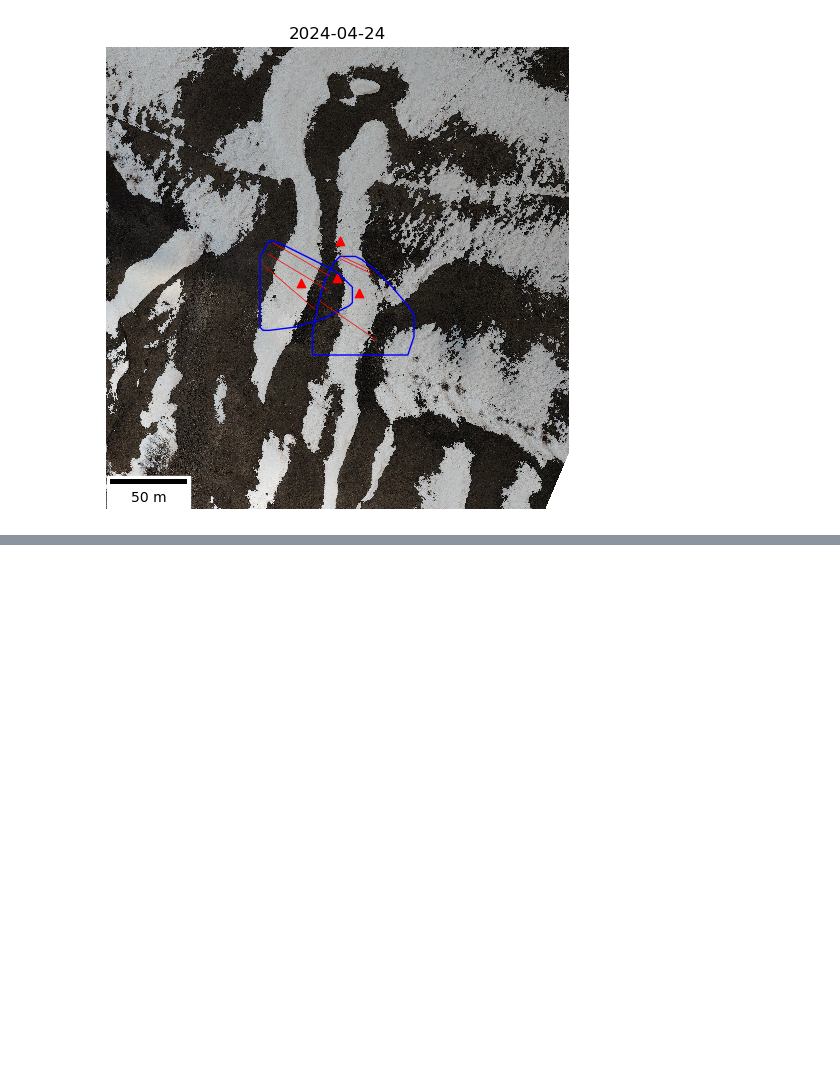
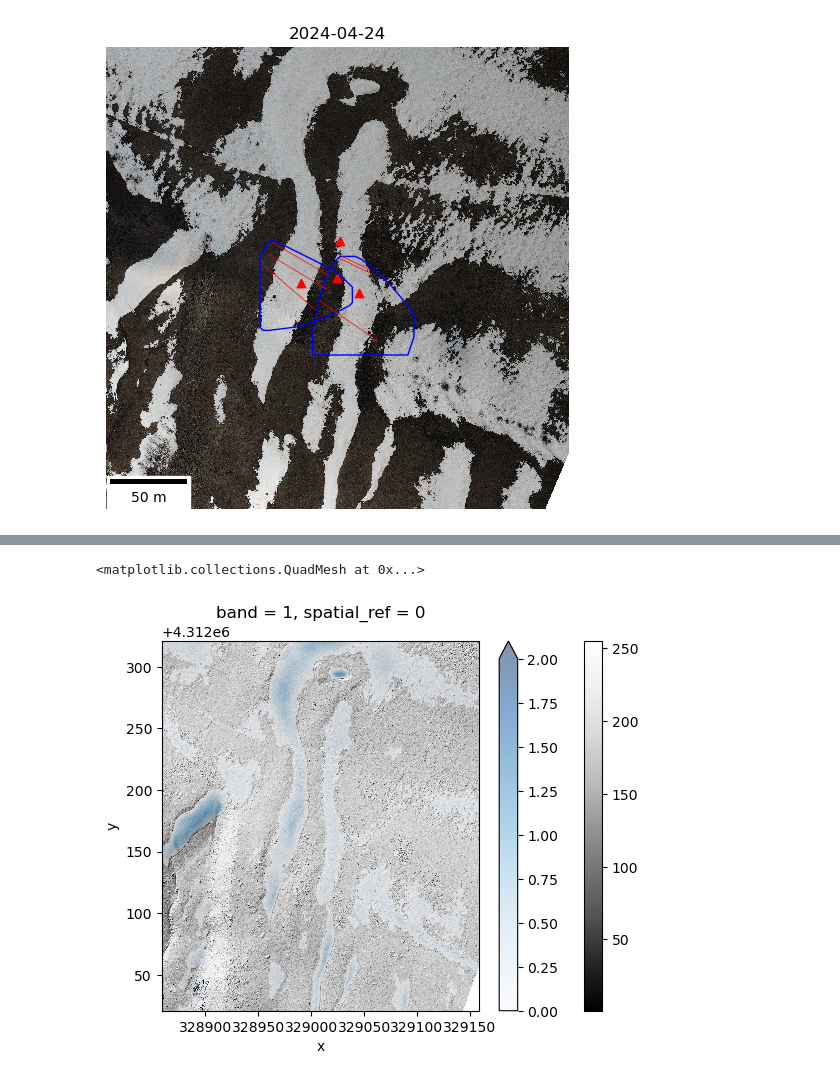
Before and after one commit to elischwat/sublimationofsnow, a Jupyter notebook: analysis/paper3/figure1_create.ipynb, the cells around one changed output, grey strips where cells are left out. Cells and saved outputs as stored; diff of their text form; code cells hidden in the pictures; blank space fills up the shorter version.

```diff
--- a/analysis/paper3/figure1_create.ipynb
+++ b/analysis/paper3/figure1_create.ipynb
@@ -336,0 +360,12 @@ plt.show()
+# %%
+ht_above_dsm = rix.open_rasterio("./ht_above_DEM_small.tif", masked=True)
+dsm = rix.open_rasterio("./dsm_small.tif", masked=True)
+hillshade = rix.open_rasterio("./hillshade_small.tif", masked=True)
+# %%
+src_hillshade = hillshade
+src_hillshade.plot(cmap='Greys_r')
+src_ht_above_dsm = ht_above_dsm.where(ht_above_dsm >= 0.01)
+src_ht_above_dsm.plot(cmap='Blues', vmin=0,vmax=2, alpha=0.5)
+# %% [output]
+<matplotlib.collections.QuadMesh at 0x...>
+[figure, added]
```
Also changed, not shown: parts of 8 cells of this notebook, 4 other files.
